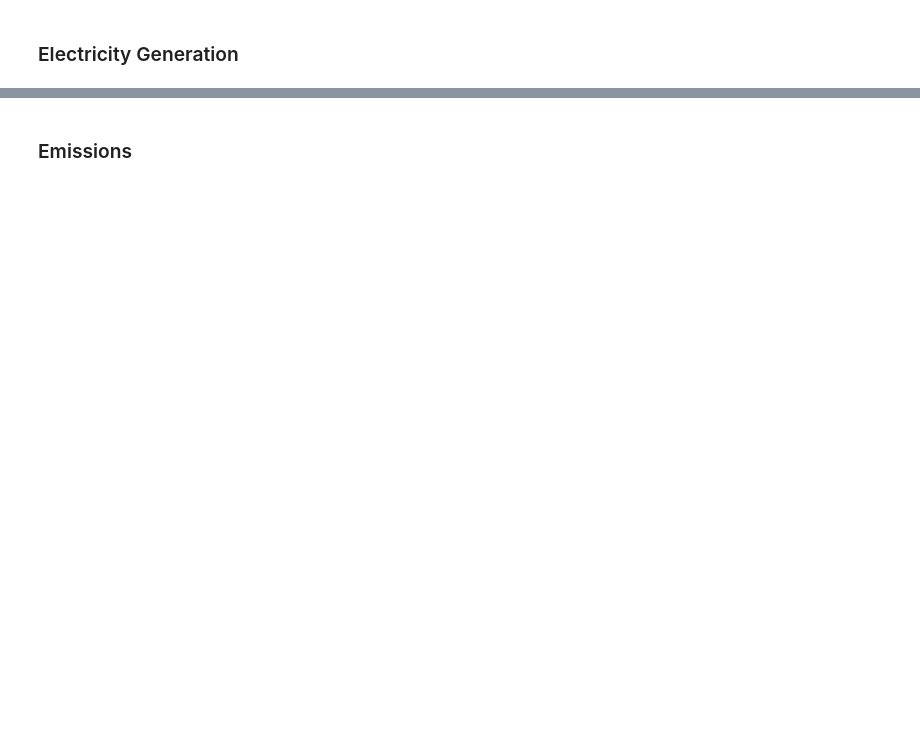
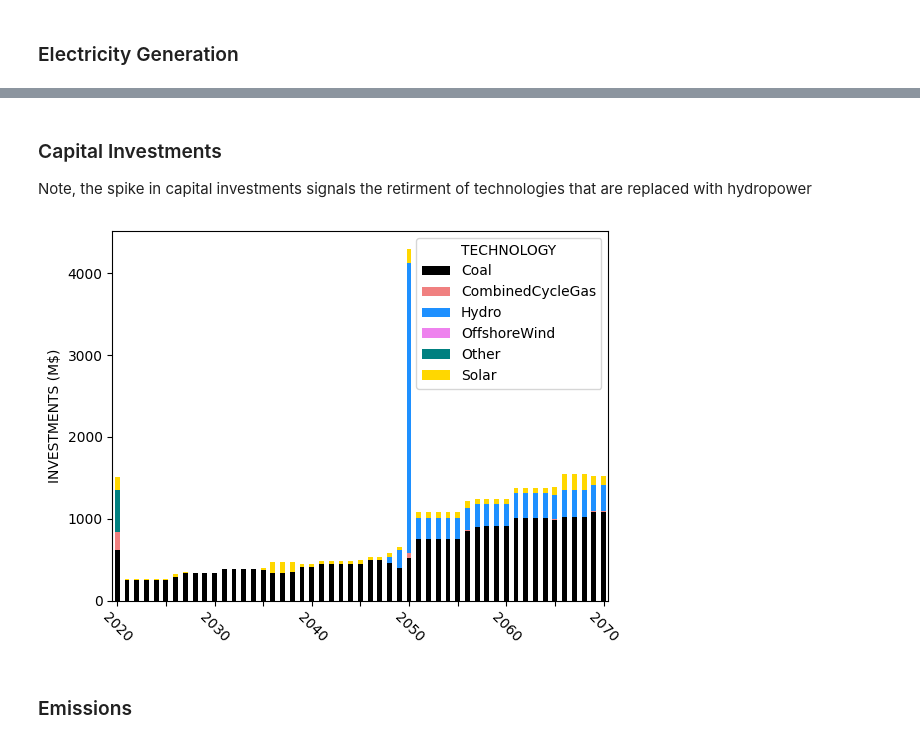
Before and after one commit to KTH-dESA/esom_gsa, a Jupyter notebook: paper/Model_Three/model_three.ipynb, the cells around one changed output, grey strips where cells are left out. Drawn from its saved outputs; the diff is of its cells as text; code cells hidden in the pictures; blank space fills up the shorter version.

```diff
--- a/paper/Model_Three/model_three.ipynb
+++ b/paper/Model_Three/model_three.ipynb
@@ -91,19 +162,23 @@ add_legend_line(legend)
+# %% [markdown]
+### Capital Investments
+Note, the spike in capital investments signals the retirment of technologies that are replaced with hydropower
 # %%
 capital_investments_2 = capital_investments.pivot(index='YEAR',columns='TECHNOLOGY',values='VALUE')
 
 ax = capital_investments_2.plot.bar(
     stacked=True,
-    legend='reverse',
-    color=['tab:orange','tab:blue']
+    color=colour_map_full_name
 )
 
 ax.set_ylabel('INVESTMENTS (M$)')
 ax.set_xlabel('')
 plt.locator_params(axis='x', nbins=11)
 plt.xticks(rotation = -45)
 
 for label in ax.xaxis.get_ticklabels()[1::2]:
     label.set_visible(False)
+# %% [output]
+[figure, added]
 # %% [markdown]
 ### Emissions
 # %%
```
Also changed, not shown: parts of 9 cells of this notebook, 4 other files.
